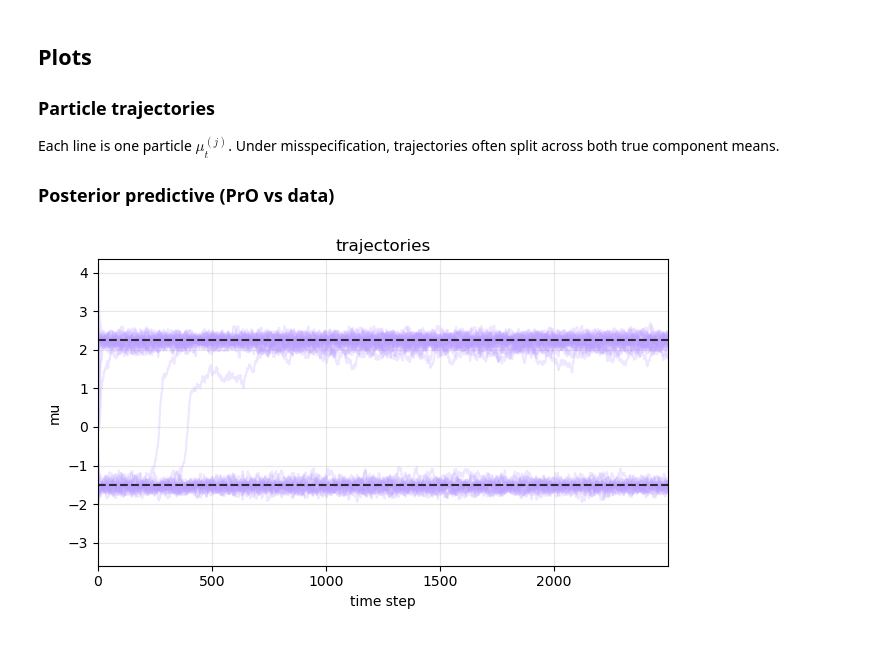
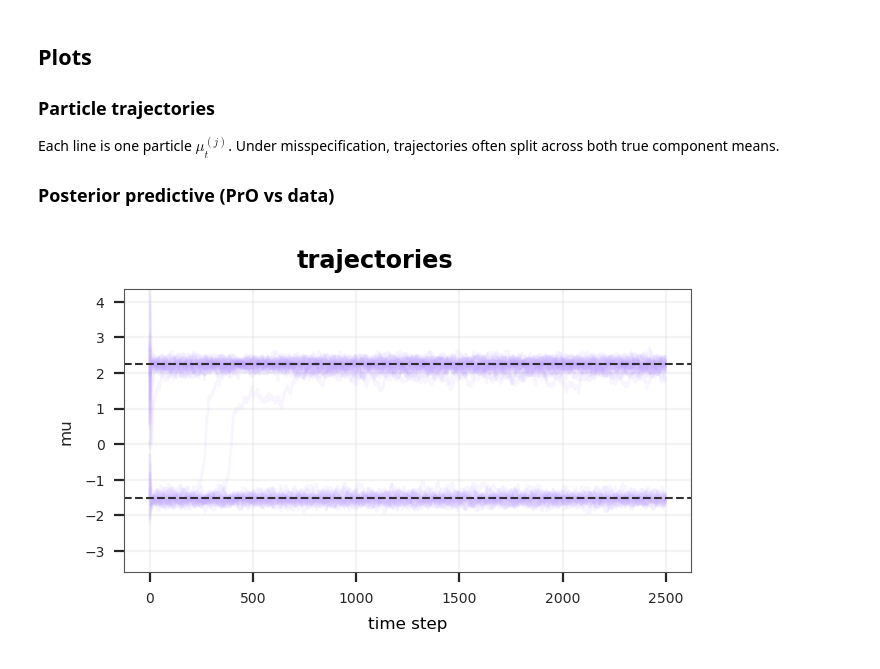
Before and after one commit to pymc-devs/pymc-prop, a Jupyter notebook: examples/bimodal_gaussian.ipynb, the cells around one changed output. Cells and saved outputs as stored; diff of their text form; code cells hidden in the pictures.

```diff
--- a/examples/bimodal_gaussian.ipynb
+++ b/examples/bimodal_gaussian.ipynb
@@ -37,9 +86,14 @@ xlim = (component_means.min() - 3 * sigma, component_means.max() + 3 * sigma)
 # %%
 # histogram of the simulated data (verify bimodality)
 fig, ax = plt.subplots(figsize=FIGSIZE)
-ax.hist(y, bins=30, density=True, color=COLOR_DATA, alpha=0.6)
+ax.hist(
+    y,
+    bins=30,
+    density=True,
+    color=COLOR_DATA,
+    edgecolor=COLOR_DATA,
+)
 ax.set(title="observed data", xlabel="y", ylabel="density", xlim=xlim)
-ax.grid(alpha=0.2)
-plt.tight_layout()
+ax.yaxis.set_major_locator(MultipleLocator(0.05))
 plt.show()
 # %% [output]
@@ -155,26 +191,25 @@ Each line is one particle $\mu_t^{(j)}$. Under misspecification, trajectories of
 
 ### Posterior predictive (PrO vs data)
 # %%
-fig, ax = plt.subplots(figsize=FIGSIZE)
-steps = dt.posterior.coords["draw"].values
-for j in range(traj.shape[1]):
-    # plot each particle's path through parameter space
-    ax.plot(steps, traj[:, j], color=COLOR_PRO, alpha=0.25)
-# show true component means for reference
-for mu in component_means:
-    ax.axhline(mu, **dict(color="0.15", linestyle="--", linewidth=1.5, alpha=0.95))
-ax.set(
-    title="trajectories",
-    xlabel="time step",
-    ylabel="mu",
-    xlim=(0, steps[-1]),
-    ylim=xlim,
+pc = az.plot_trace(
+    dt,
+    var_names=["mu"],
+    color=[COLOR_PRO],
+    visuals=TRACE_VISUALS,
+    **FIGSIZE_KWARGS,
 )
-ax.grid(alpha=0.3)
-plt.tight_layout()
-plt.show()
+pc = az.add_lines(
+    pc,
+    values=list(component_means),
+    orientation="horizontal",
+    visuals=REF_LINE_VISUALS,
+)
+pc.add_title("trajectories")
+for ax in pc.viz["figure"].item().axes:
+    ax.set(xlabel="time step", ylabel="mu", ylim=xlim)
+pc.show()
 # %% [output]
-[figure, old version]
+[figure, new version]
 # %%
 # PrO posterior predictive vs observed data (KDE of y_rep from final particles)
 # build posterior predictive draws from final PrO particles
```
Also changed, not shown: parts of 7 cells of this notebook.
